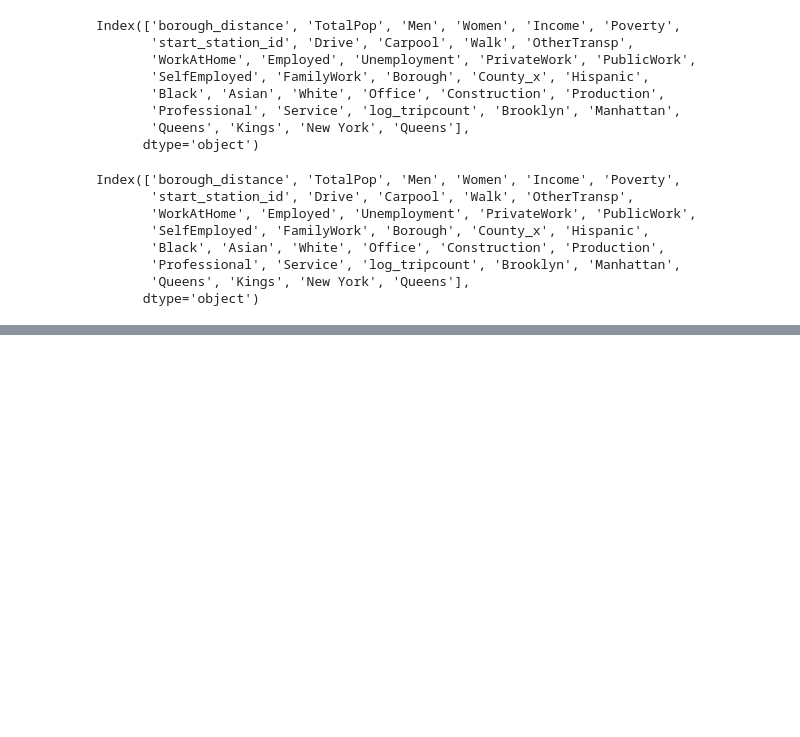
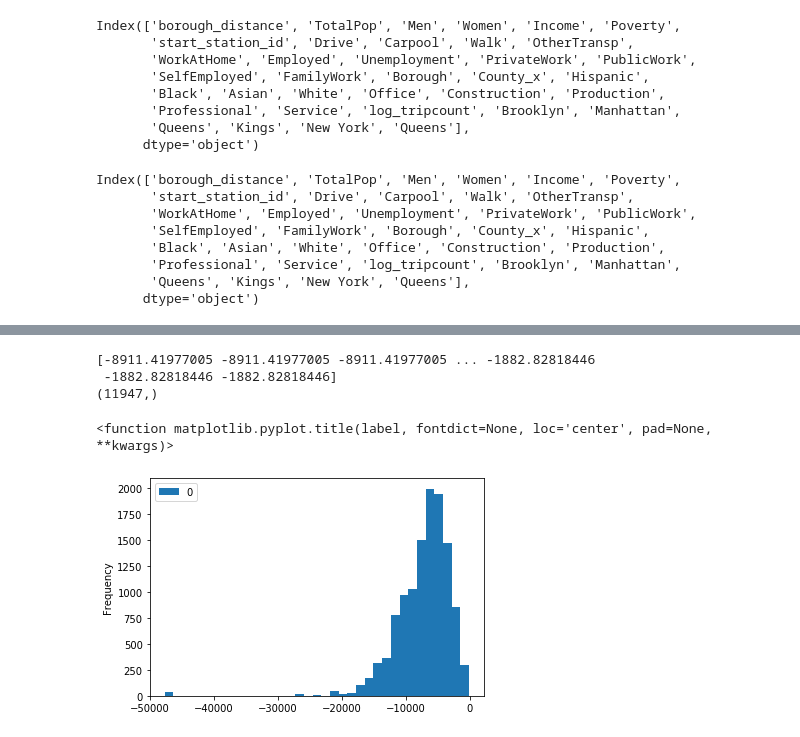
Before and after one commit to amyscott303/Thinkful, a Jupyter notebook: NY_model.ipynb, the cells around one changed output, grey strips where cells are left out. Drawn from its saved outputs; the diff is of its cells as text; code cells hidden in the pictures; blank space fills up the shorter version.

```diff
--- a/NY_model.ipynb
+++ b/NY_model.ipynb
@@ -732,4 +732,4 @@ Index(['borough_distance', 'TotalPop', 'Men', 'Women', 'Income', 'Poverty',
 # %%
 df_predict= df_census[['TotalPop', 'Men', 'Women', 'Income', 'Poverty','Drive', 'Carpool', 'Walk', 'OtherTransp','WorkAtHome', 'Employed', 'Unemployment', 'PrivateWork', 'PublicWork',
        'SelfEmployed', 'FamilyWork', 'Borough', 'County_x', 'Hispanic','Black', 'Asian', 'White', 'Office', 'Construction', 'Production',
-       'Professional', 'Service']].dropna(axis=1)
+       'Professional', 'Service']].dropna(axis=0)
@@ -736,5 +757,5 @@ df_predict= df_census[['TotalPop', 'Men', 'Women', 'Income', 'Poverty','Drive',
 # %%
-df_p2=pd.concat([df_predict, pd.get_dummies(df_predict['Borough']),pd.get_dummies(df_clean['County_x'])],axis=1 )
+df_p2=pd.concat([df_predict, pd.get_dummies(df_predict['Borough']),pd.get_dummies(df_predict['County_x'])],axis=1 )
 # %%
 df_p2.columns
 # %% [output]
@@ -762,0 +800,20 @@ dtype: object
+# %%
+df_p2= df_p2.drop ('Borough', 1).drop('County_x' , 1).drop('Staten Island',1).drop("Richmond",1)
+# %%
+lr.fit(X_train,Y_train)
+y_lr_pred=lr.predict(df_p2)
+lr.score(df_p2,y_lr_pred)
+print (y_lr_pred)
+print(y_lr_pred.shape)
+# %% [output]
+[-8911.41977005 -8911.41977005 -8911.41977005 ... -1882.82818446
+ -1882.82818446 -1882.82818446]
+(11947,)
+# %%
+plt.figure
+pd.DataFrame(y_lr_pred).plot(kind="hist", bins=35)
+plt.xlabel
+plt. title
+# %% [output]
+<function matplotlib.pyplot.title(label, fontdict=None, loc='center', pad=None, **kwargs)>
+[figure, added]
```
Also changed, not shown: parts of 9 cells of this notebook.
